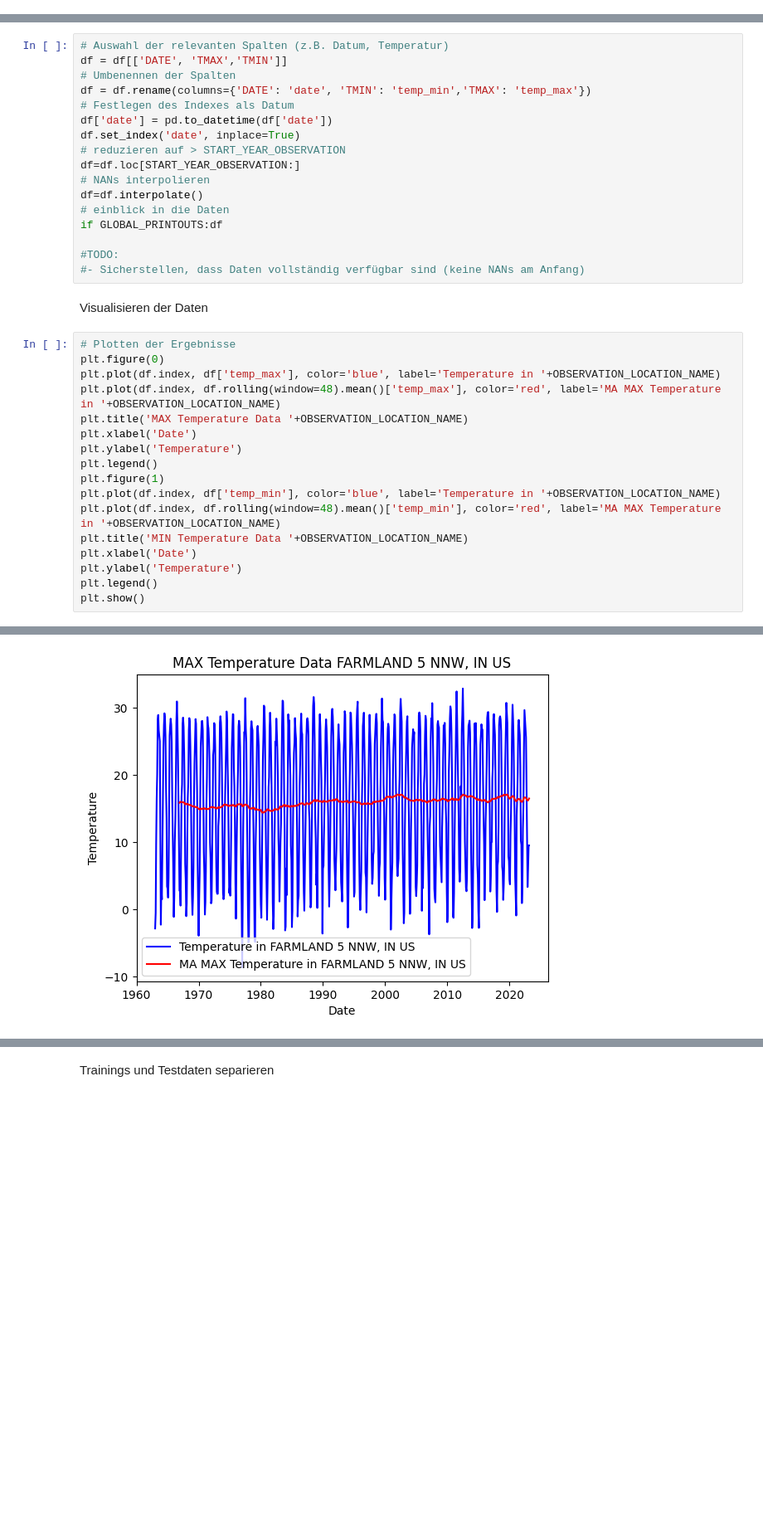
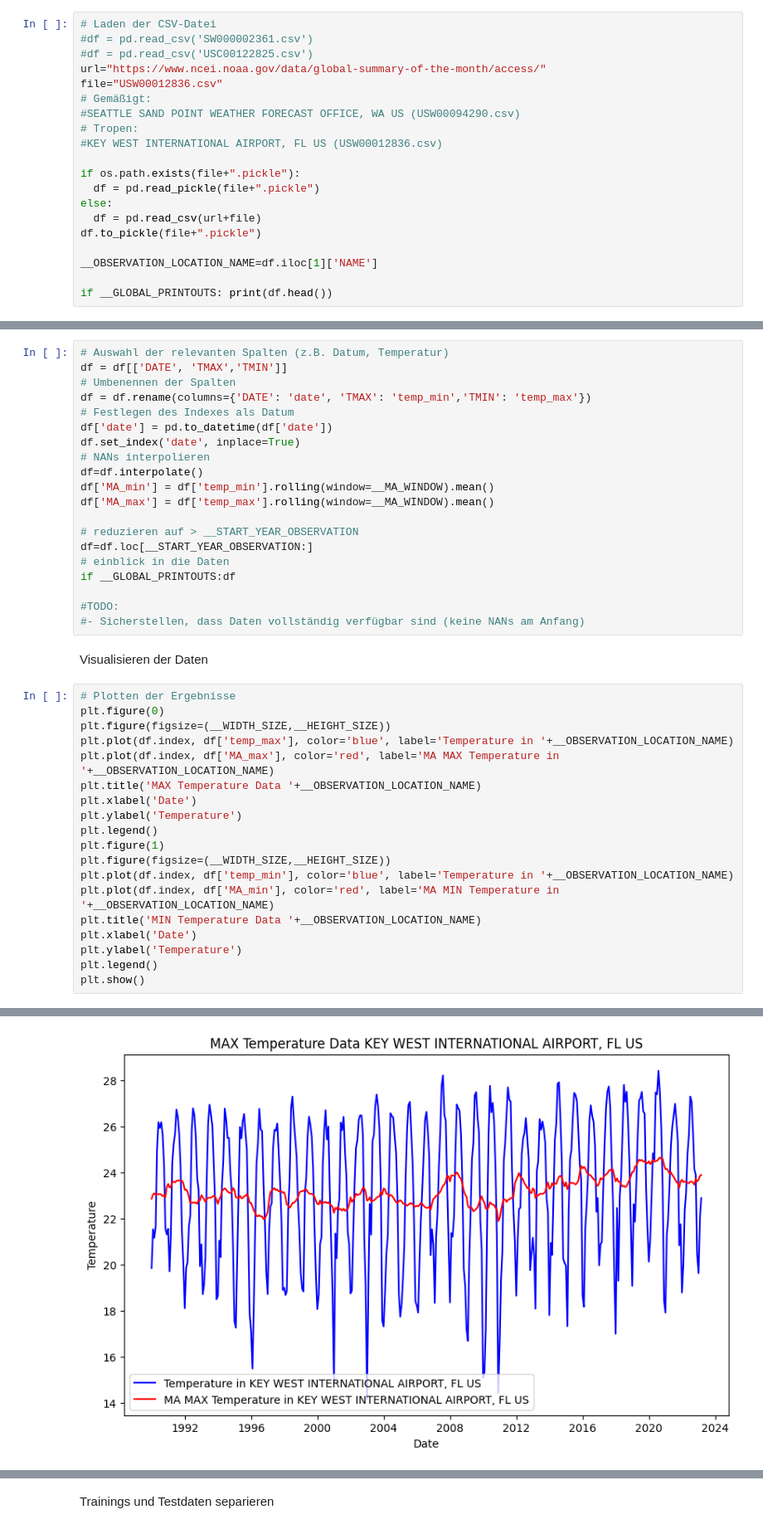
Before and after one commit to soy-min/climate-prognosis, a Jupyter notebook: ClimatePrognosis.ipynb, the cells around one changed output, grey strips where cells are left out. Shown at 83% size. Saved outputs shown, nothing was run; the diff lists cells and outputs as text; blank space fills up the shorter version.

Commit message:
vollständige version inkl. globaler parameter

```diff
--- a/ClimatePrognosis.ipynb
+++ b/ClimatePrognosis.ipynb
@@ -48,19 +31,42 @@ print(df.head())
+# %%
+# Laden der CSV-Datei
+#df = pd.read_csv('SW000002361.csv')
+#df = pd.read_csv('USC00122825.csv')
+url="https://www.ncei.noaa.gov/data/global-summary-of-the-month/access/"
+file="USW00012836.csv"
+# Gemäßigt:
+#SEATTLE SAND POINT WEATHER FORECAST OFFICE, WA US (USW00094290.csv)
+# Tropen:
+#KEY WEST INTERNATIONAL AIRPORT, FL US (USW00012836.csv)
+
+if os.path.exists(file+".pickle"):
+  df = pd.read_pickle(file+".pickle")
+else:
+  df = pd.read_csv(url+file)
+df.to_pickle(file+".pickle")
+
+__OBSERVATION_LOCATION_NAME=df.iloc[1]['NAME']
+
+if __GLOBAL_PRINTOUTS: print(df.head())
 # %% [markdown]
 Reduzieren auf relevante Informationen
 # %%
 # Auswahl der relevanten Spalten (z.B. Datum, Temperatur)
 df = df[['DATE', 'TMAX','TMIN']]
 # Umbenennen der Spalten
-df = df.rename(columns={'DATE': 'date', 'TMIN': 'temp_min','TMAX': 'temp_max'})
+df = df.rename(columns={'DATE': 'date', 'TMAX': 'temp_min','TMIN': 'temp_max'})
 # Festlegen des Indexes als Datum
 df['date'] = pd.to_datetime(df['date'])
 df.set_index('date', inplace=True)
-# reduzieren auf > START_YEAR_OBSERVATION
-df=df.loc[START_YEAR_OBSERVATION:]
 # NANs interpolieren
 df=df.interpolate()
+df['MA_min'] = df['temp_min'].rolling(window=__MA_WINDOW).mean()
+df['MA_max'] = df['temp_max'].rolling(window=__MA_WINDOW).mean()
+
+# reduzieren auf > __START_YEAR_OBSERVATION
+df=df.loc[__START_YEAR_OBSERVATION:]
 # einblick in die Daten
-if GLOBAL_PRINTOUTS:df
+if __GLOBAL_PRINTOUTS:df
 
 #TODO:
 #- Sicherstellen, dass Daten vollständig verfügbar sind (keine NANs am Anfang)
@@ -69,16 +75,18 @@ Visualisieren der Daten
 # %%
 # Plotten der Ergebnisse
 plt.figure(0)
-plt.plot(df.index, df['temp_max'], color='blue', label='Temperature in '+OBSERVATION_LOCATION_NAME)
-plt.plot(df.index, df.rolling(window=48).mean()['temp_max'], color='red', label='MA MAX Temperature in '+OBSERVATION_LOCATION_NAME)
-plt.title('MAX Temperature Data '+OBSERVATION_LOCATION_NAME)
+plt.figure(figsize=(__WIDTH_SIZE,__HEIGHT_SIZE))
+plt.plot(df.index, df['temp_max'], color='blue', label='Temperature in '+__OBSERVATION_LOCATION_NAME)
+plt.plot(df.index, df['MA_max'], color='red', label='MA MAX Temperature in '+__OBSERVATION_LOCATION_NAME)
+plt.title('MAX Temperature Data '+__OBSERVATION_LOCATION_NAME)
 plt.xlabel('Date')
 plt.ylabel('Temperature')
 plt.legend()
 plt.figure(1)
-plt.plot(df.index, df['temp_min'], color='blue', label='Temperature in '+OBSERVATION_LOCATION_NAME)
-plt.plot(df.index, df.rolling(window=48).mean()['temp_min'], color='red', label='MA MAX Temperature in '+OBSERVATION_LOCATION_NAME)
-plt.title('MIN Temperature Data '+OBSERVATION_LOCATION_NAME)
+plt.figure(figsize=(__WIDTH_SIZE,__HEIGHT_SIZE))
+plt.plot(df.index, df['temp_min'], color='blue', label='Temperature in '+__OBSERVATION_LOCATION_NAME)
+plt.plot(df.index, df['MA_min'], color='red', label='MA MIN Temperature in '+__OBSERVATION_LOCATION_NAME)
+plt.title('MIN Temperature Data '+__OBSERVATION_LOCATION_NAME)
 plt.xlabel('Date')
 plt.ylabel('Temperature')
 plt.legend()
@@ -87 +96 @@ plt.show()
-[figure, old version]
+[figure, new version]
```
Also changed, not shown: parts of 13 cells of this notebook.
